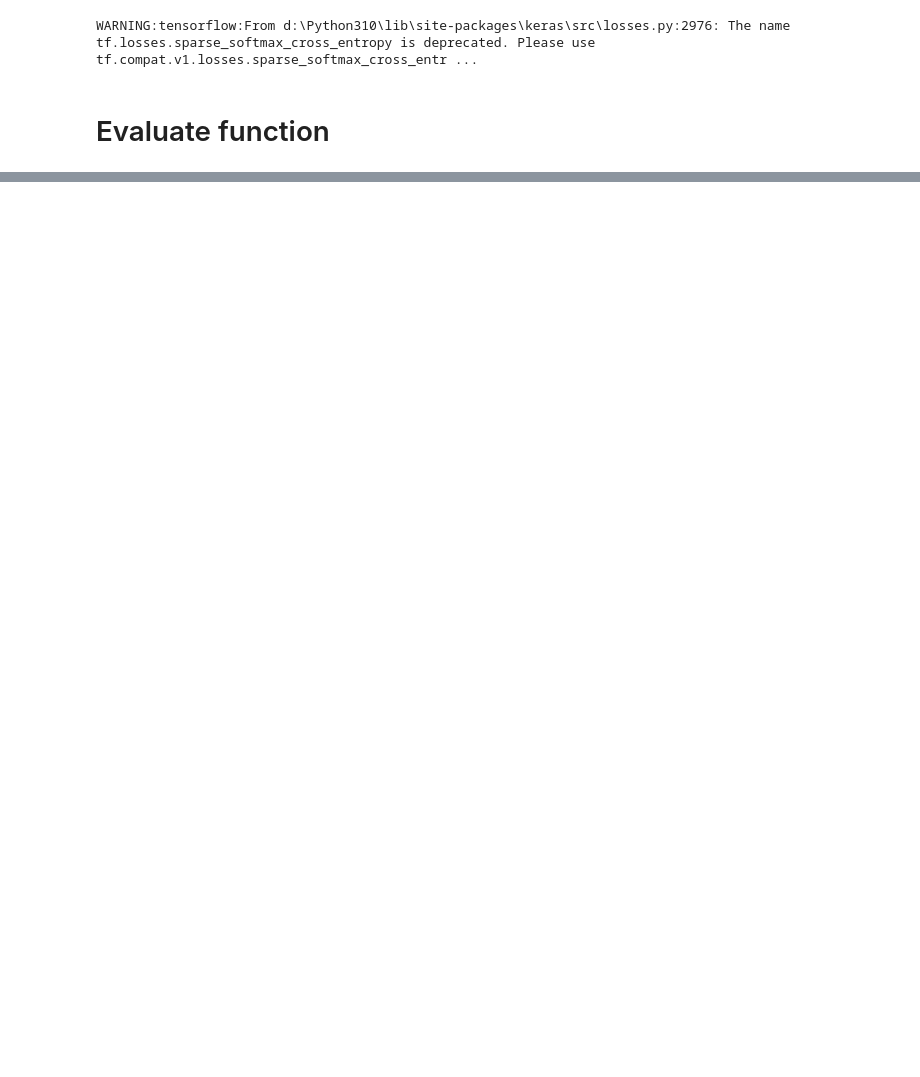
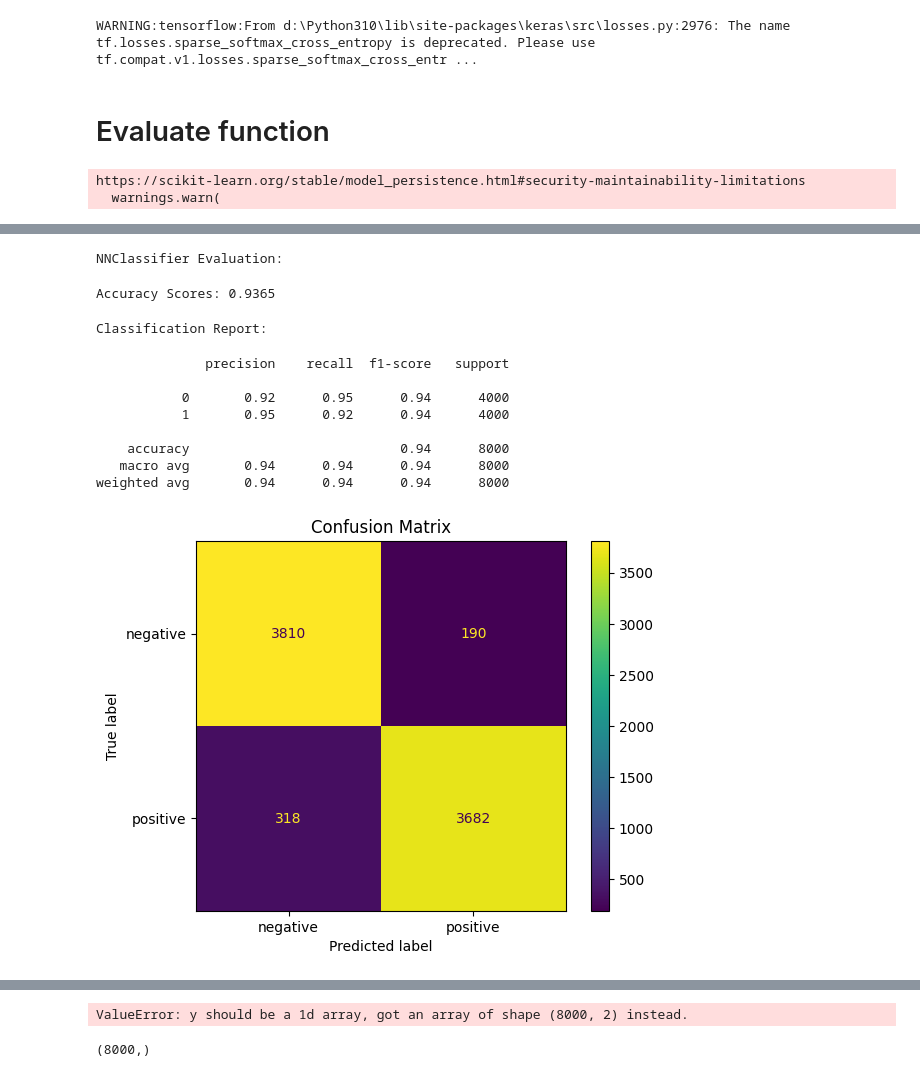
Before and after one commit to T-Thyrak/aifeel, a Jupyter notebook: evaluate.ipynb, the cells around one changed output, grey strips where cells are left out. Cells and saved outputs as stored; diff of their text form; code cells hidden in the pictures; blank space fills up the shorter version.

```diff
--- a/evaluate.ipynb
+++ b/evaluate.ipynb
@@ -23,12 +24,13 @@ from sklearn.metrics import accuracy_score, roc_curve, auc
 from sklearn.model_selection import cross_val_score
 from sklearn.metrics import classification_report
 def evaluate_model(initialized_model, loaded_model, model_name, X_train, y_train, X_test, y_test):
-    cross_score = cross_val_score(initialized_model, X_train, y_train, cv=10)
+    # cross_score = cross_val_score(initialized_model, X_train, y_train, cv=10)
+    # print(cross_score)
     y_pred = loaded_model.predict(X_test)
     accuracy = accuracy_score(y_test, y_pred)
     print(f"{model_name} Evaluation:")
-    print(f"Cross-Validation Scores: {cross_score}")
-    print(f"Cross-Validation Average Score: {cross_score.mean():.2f}")
+    # print(f"Cross-Validation Scores: {cross_score}")
+    # print(f"Cross-Validation Average Score: {cross_score.mean():.2f}")
     print(f"Accuracy Scores: {accuracy}")
     print("Classification Report:")
     print(classification_report(y_test, y_pred))
@@ -57,3 +59,24 @@ def evaluate_model(initialized_model, loaded_model, model_name, X_train, y_train
     plt.title('Receiver Operating Characteristic Curve')
     plt.legend(loc="lower right")
     plt.show()
+# %%
+# Load the model from the file
+with open("export/model/NNClassifier/model.dill", "rb") as f:
+    loaded_model = dill.load(f)
+
+with open("export/model/NNClassifier/vectorizer.dill", "rb") as f:
+    vectorizer = dill.load(f)
+# %% [output]
+https://scikit-learn.org/stable/model_persistence.html#security-maintainability-limitations
+  warnings.warn(
+# %%
+data = np.load('export/model/NNClassifier/data.npz')
+
+# Access the arrays stored in the .npz file
+X_train = data['X_train']
+X_test = data['X_test']
+y_train = data['y_train']
+y_test = data['y_test']
+
+evaluate_model(NNClassifier(input_dim=1000, epochs=10, batch_size=32, lr=0.0001), loaded_model, "NNClassifier", X_train,y_train, X_test,y_test)
+# %% [output]
@@ -59,0 +84,12 @@ def evaluate_model(initialized_model, loaded_model, model_name, X_train, y_train
+NNClassifier Evaluation:
+Accuracy Scores: 0.9365
+Classification Report:
+              precision    recall  f1-score   support
+
+           0       0.92      0.95      0.94      4000
+           1       0.95      0.92      0.94      4000
+
+    accuracy                           0.94      8000
+   macro avg       0.94      0.94      0.94      8000
+weighted avg       0.94      0.94      0.94      8000
+[figure, added]
@@ -59,0 +98,5 @@ def evaluate_model(initialized_model, loaded_model, model_name, X_train, y_train
+ValueError: y should be a 1d array, got an array of shape (8000, 2) instead.
+# %%
+print(y_test.shape)
+# %% [output]
+(8000,)
```
Also changed, not shown: parts of 2 cells of this notebook.
